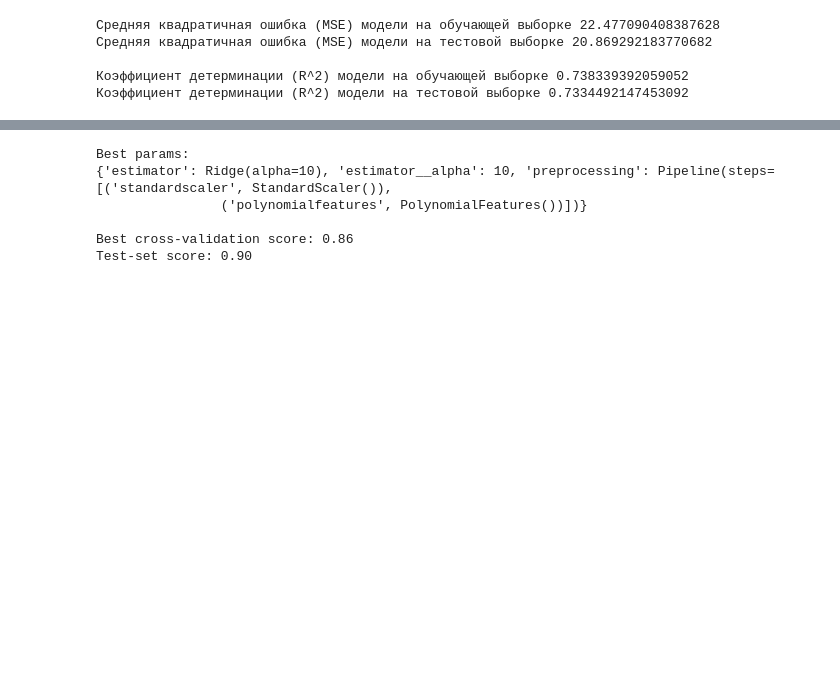
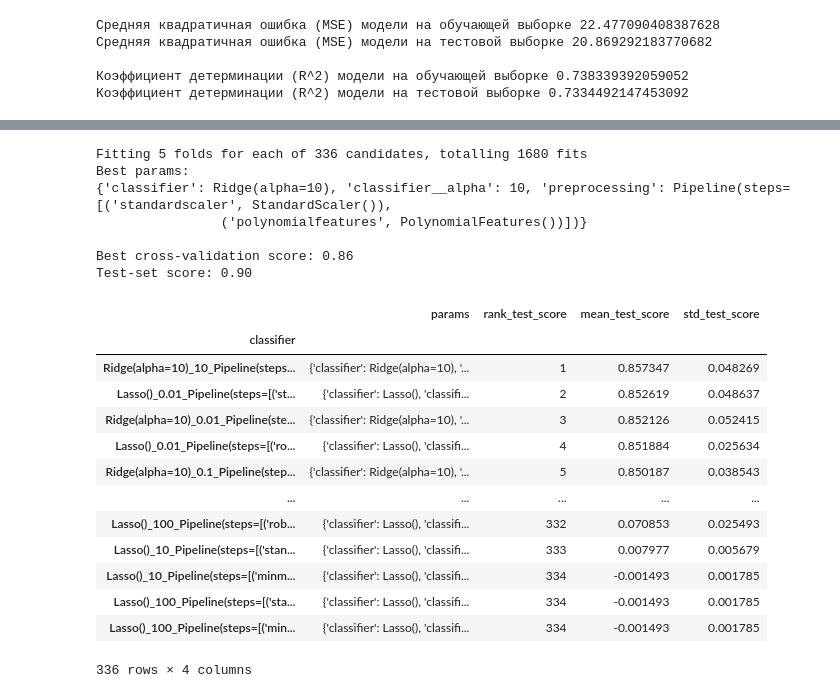
Before and after one commit to nglaz0v/DS_bootcamp, a Jupyter notebook: 4-Machine_Learning/HW_27.ipynb, the cells around one changed output, grey strips where cells are left out. Drawn from its saved outputs; the diff is of its cells as text; code cells hidden in the pictures; blank space fills up the shorter version.

```diff
--- a/4-Machine_Learning/HW_27.ipynb
+++ b/4-Machine_Learning/HW_27.ipynb
@@ -173,28 +173,59 @@ SCORE = 0.8944933922162833
 | elastic_net | 7.129038 | 8.26052 | 0.917009 | 0.894493 |
 # %%
-pipe = Pipeline([('preprocessing', make_pipeline(StandardScaler(), PolynomialFeatures())), ('estimator', Lasso())])
+pipe = Pipeline(
+    steps=[('preprocessing', None), ('classifier', LinearRegression())]
+)
 
 param_grid = [
-    {'preprocessing': [make_pipeline(StandardScaler(), PolynomialFeatures())],
-     'estimator': [Lasso()],
-     'estimator__alpha': [0.001, 0.01, 0.1, 1, 10, 100]},
-    {'preprocessing': [make_pipeline(StandardScaler(), PolynomialFeatures())],
-     'estimator': [Ridge()],
-     'estimator__alpha': [0.001, 0.01, 0.1, 1, 10, 100]},
-    {'preprocessing': [make_pipeline(StandardScaler(), PolynomialFeatures())],
-     'estimator': [ElasticNet()],
-     'estimator__l1_ratio': [i/100 for i in range(1, 101)]}
+    {'preprocessing': [make_pipeline(StandardScaler(), PolynomialFeatures()),
+                       make_pipeline(MinMaxScaler(), PolynomialFeatures()),
+                       make_pipeline(RobustScaler(), PolynomialFeatures())],
+     'classifier': [Lasso()],
+     'classifier__alpha': [0.001, 0.01, 0.1, 1, 10, 100]},
+    {'preprocessing': [make_pipeline(StandardScaler(), PolynomialFeatures()),
+                       make_pipeline(MinMaxScaler(), PolynomialFeatures()),
+                       make_pipeline(RobustScaler(), PolynomialFeatures())],
+     'classifier': [Ridge()],
+     'classifier__alpha': [0.001, 0.01, 0.1, 1, 10, 100]},
+    {'preprocessing': [make_pipeline(StandardScaler(), PolynomialFeatures()),
+                       make_pipeline(MinMaxScaler(), PolynomialFeatures()),
+                       make_pipeline(RobustScaler(), PolynomialFeatures())],
+     'classifier': [ElasticNet()],
+     'classifier__l1_ratio': [i/100 for i in range(1, 101)]}
 ]
 
-grid = GridSearchCV(pipe, param_grid, cv=5)
+grid = GridSearchCV(pipe, param_grid, cv=5, n_jobs=-1, verbose=1)
 grid.fit(X_train, y_train)
 print("Best params:\n{}\n".format(grid.best_params_))
 print("Best cross-validation score: {:.2f}".format(grid.best_score_))
 print("Test-set score: {:.2f}".format(grid.score(X_test, y_test)))
+
+search = grid
+results_df = pd.DataFrame(search.cv_results_)
+results_df = results_df.sort_values(by=["rank_test_score"])
+results_df = results_df.set_index(
+    results_df["params"].apply(lambda x: "_".join(str(val) for val in x.values()))
+).rename_axis("classifier")
+results_df[["params", "rank_test_score", "mean_test_score", "std_test_score"]]
 # %% [output]
+Fitting 5 folds for each of 336 candidates, totalling 1680 fits
 Best params:
-{'estimator': Ridge(alpha=10), 'estimator__alpha': 10, 'preprocessing': Pipeline(steps=[('standardscaler', StandardScaler()),
+{'classifier': Ridge(alpha=10), 'classifier__alpha': 10, 'preprocessing': Pipeline(steps=[('standardscaler', StandardScaler()),
                 ('polynomialfeatures', PolynomialFeatures())])}
 
 Best cross-validation score: 0.86
 Test-set score: 0.90
+|  | params | rank_test_score | mean_test_score | std_test_score |
+| classifier |  |  |  |  |
+| Ridge(alpha=10)_10_Pipeline(steps... | {'classifier': Ridge(alpha=10), '... | 1 | 0.857347 | 0.048269 |
+| Lasso()_0.01_Pipeline(steps=[('st... | {'classifier': Lasso(), 'classifi... | 2 | 0.852619 | 0.048637 |
+| Ridge(alpha=10)_0.01_Pipeline(ste... | {'classifier': Ridge(alpha=10), '... | 3 | 0.852126 | 0.052415 |
+| Lasso()_0.01_Pipeline(steps=[('ro... | {'classifier': Lasso(), 'classifi... | 4 | 0.851884 | 0.025634 |
+| Ridge(alpha=10)_0.1_Pipeline(step... | {'classifier': Ridge(alpha=10), '... | 5 | 0.850187 | 0.038543 |
+| ... | ... | ... | ... | ... |
+| Lasso()_100_Pipeline(steps=[('rob... | {'classifier': Lasso(), 'classifi... | 332 | 0.070853 | 0.025493 |
+| Lasso()_10_Pipeline(steps=[('stan... | {'classifier': Lasso(), 'classifi... | 333 | 0.007977 | 0.005679 |
+| Lasso()_10_Pipeline(steps=[('minm... | {'classifier': Lasso(), 'classifi... | 334 | -0.001493 | 0.001785 |
+| Lasso()_100_Pipeline(steps=[('sta... | {'classifier': Lasso(), 'classifi... | 334 | -0.001493 | 0.001785 |
+| Lasso()_100_Pipeline(steps=[('min... | {'classifier': Lasso(), 'classifi... | 334 | -0.001493 | 0.001785 |
+336 rows × 4 columns
```
Also changed, not shown: parts of 2 cells of this notebook, 1 other file.
